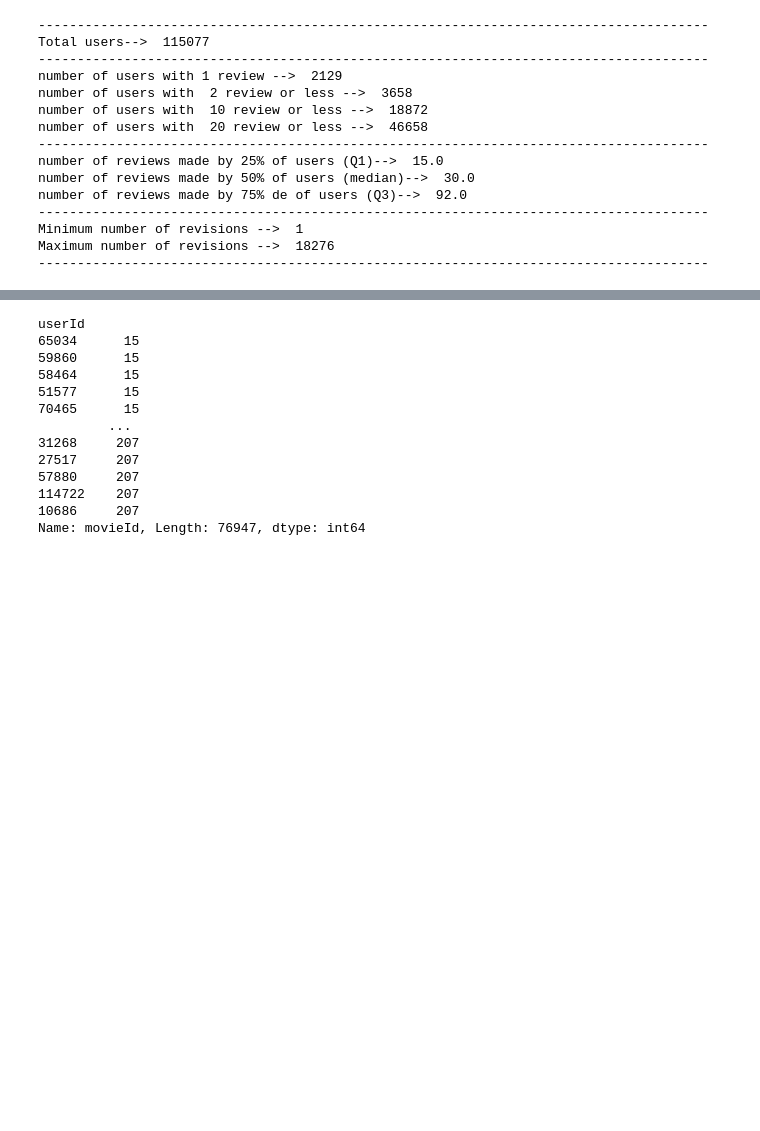
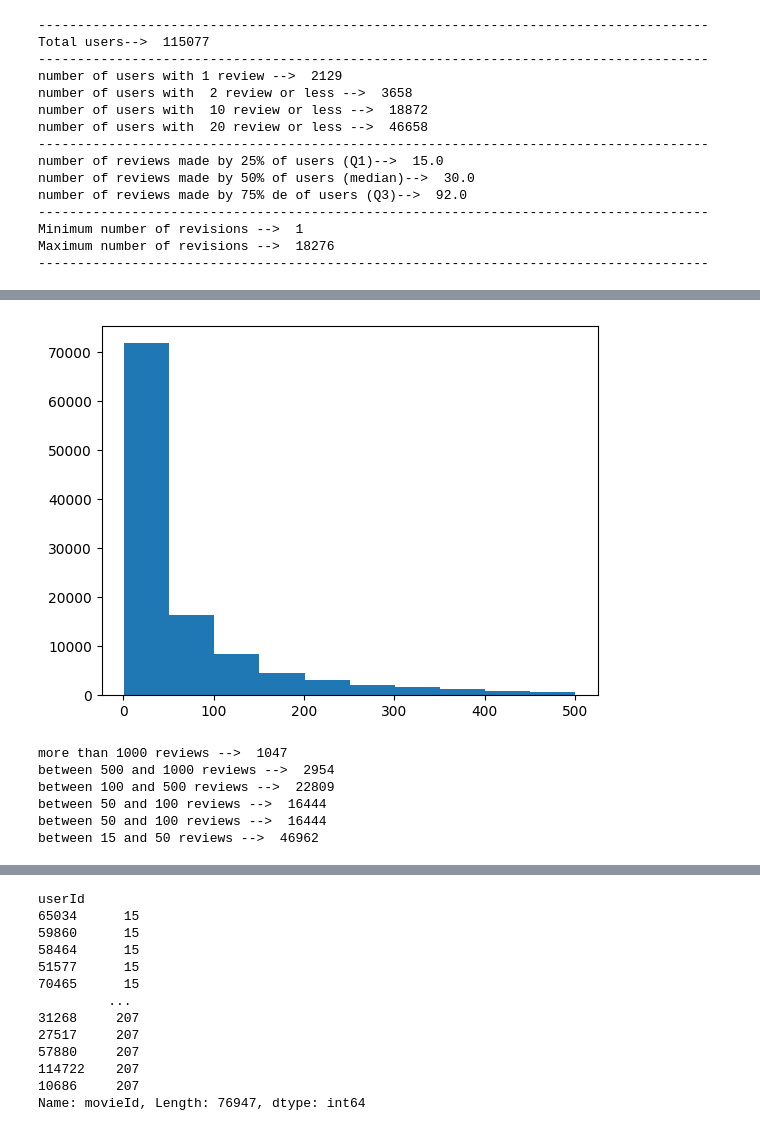
Before and after one commit to PhDNoe/PI_ML_OPS, a Jupyter notebook: recoSystem/test_reviews_movies_per_platform.ipynb, the cells around one changed output, grey strips where cells are left out. Drawn from its saved outputs; the diff is of its cells as text; code cells hidden in the pictures; blank space fills up the shorter version.

```diff
--- a/recoSystem/test_reviews_movies_per_platform.ipynb
+++ b/recoSystem/test_reviews_movies_per_platform.ipynb
@@ -131,3 +138,23 @@ Maximum number of revisions -->  18276
+# %%
+
+plt.hist(reviews_by_users, bins=10,range=(1,500))
+plt.show()
+# %% [output]
+[figure, added]
+# %%
+print("more than 1000 reviews --> ",reviews_by_users.loc[reviews_by_users>1000].count())
+print("between 500 and 1000 reviews --> ",reviews_by_users.loc[(reviews_by_users<=1000) & (reviews_by_users>500)].count())
+print("between 100 and 500 reviews --> ",reviews_by_users.loc[(reviews_by_users<=500) & (reviews_by_users>100)].count())
+print("between 50 and 100 reviews --> ",reviews_by_users.loc[(reviews_by_users<=100) & (reviews_by_users>50)].count())
+print("between 50 and 100 reviews --> ",reviews_by_users.loc[(reviews_by_users<=100) & (reviews_by_users>50)].count())
+print("between 15 and 50 reviews --> ",reviews_by_users.loc[(reviews_by_users<=50) & (reviews_by_users>=15)].count())
+# %% [output]
+more than 1000 reviews -->  1047
+between 500 and 1000 reviews -->  2954
+between 100 and 500 reviews -->  22809
+between 50 and 100 reviews -->  16444
+between 50 and 100 reviews -->  16444
+between 15 and 50 reviews -->  46962
 # %% [markdown]
 ![divider](https://user-images.githubusercontent.com/7065401/52071927-c1cd7100-2562-11e9-908a-dde91ba14e59.png)
 ### User filtering
```
Also changed, not shown: parts of 2 cells of this notebook, 4 other files.
